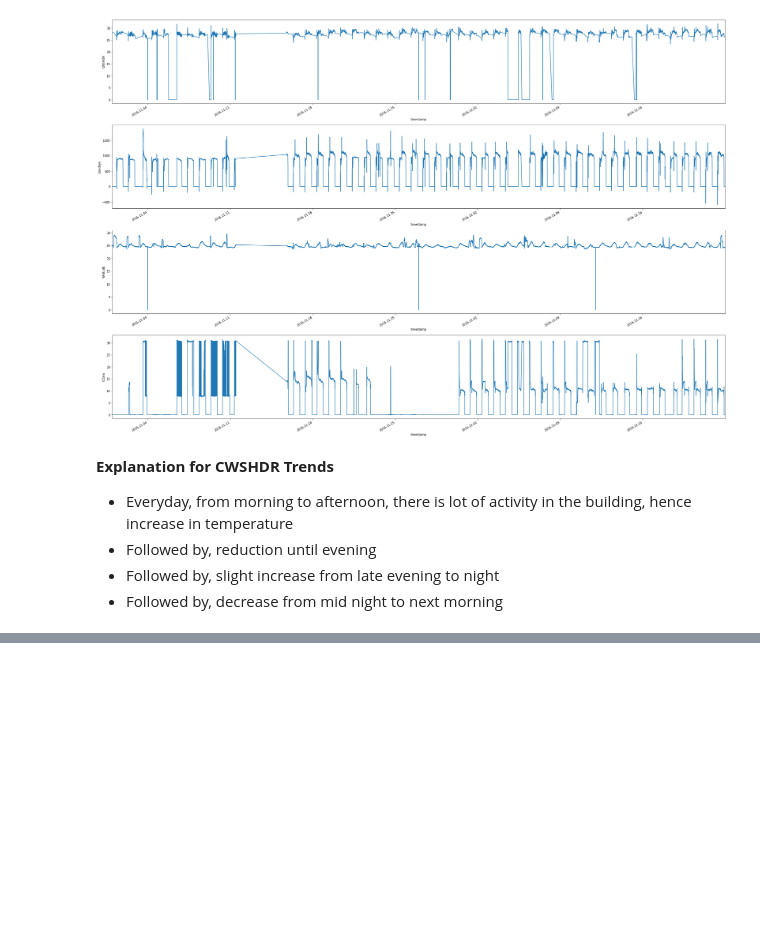
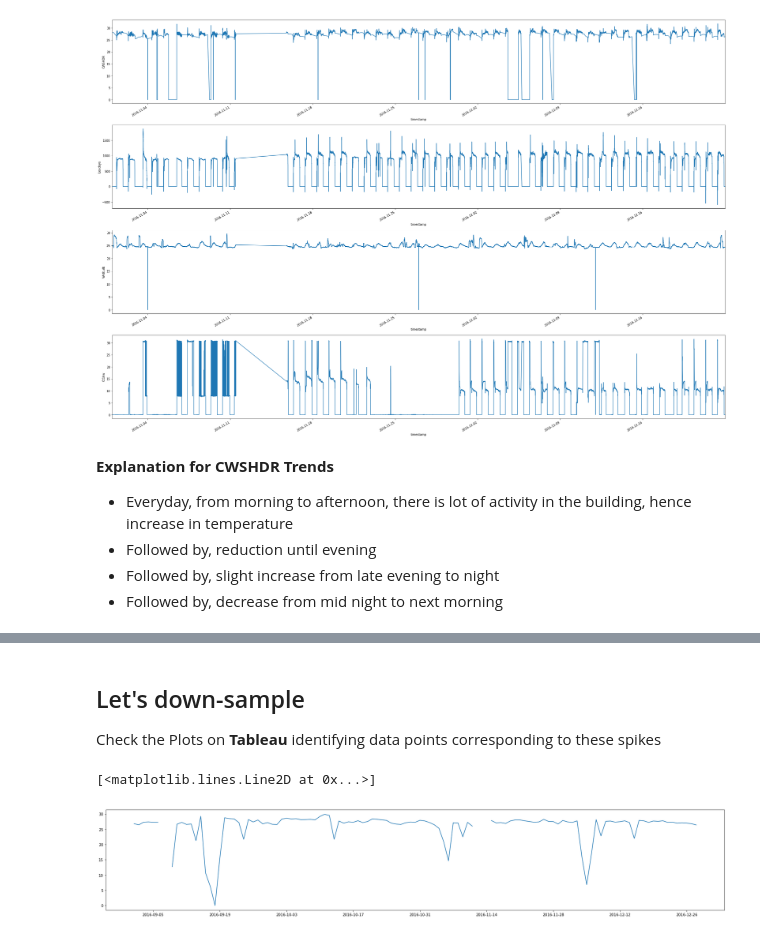
Before and after one commit to MiachelGu/chiller-plants, a Jupyter notebook: notebooks/Playground.ipynb, the cells around one changed output, grey strips where cells are left out. Saved outputs shown, nothing was run; the diff lists cells and outputs as text; code cells hidden in the pictures; blank space fills up the shorter version.

```diff
--- a/notebooks/Playground.ipynb
+++ b/notebooks/Playground.ipynb
@@ -151,0 +176,11 @@ f.tight_layout()
+# %% [markdown]
+## Let's down-sample
+
+Check the Plots on **Tableau** identifying data points corresponding to these spikes
+# %%
+down_sampled = df["2016-09":"2016-12"].cwshdr.resample("1d").mean()
+fig = plt.figure(figsize=(30,5))
+plt.plot(down_sampled)
+# %% [output]
+[<matplotlib.lines.Line2D at 0x...>]
+[figure, added]
```
Also changed, not shown: parts of 10 cells of this notebook, 1 other file.
